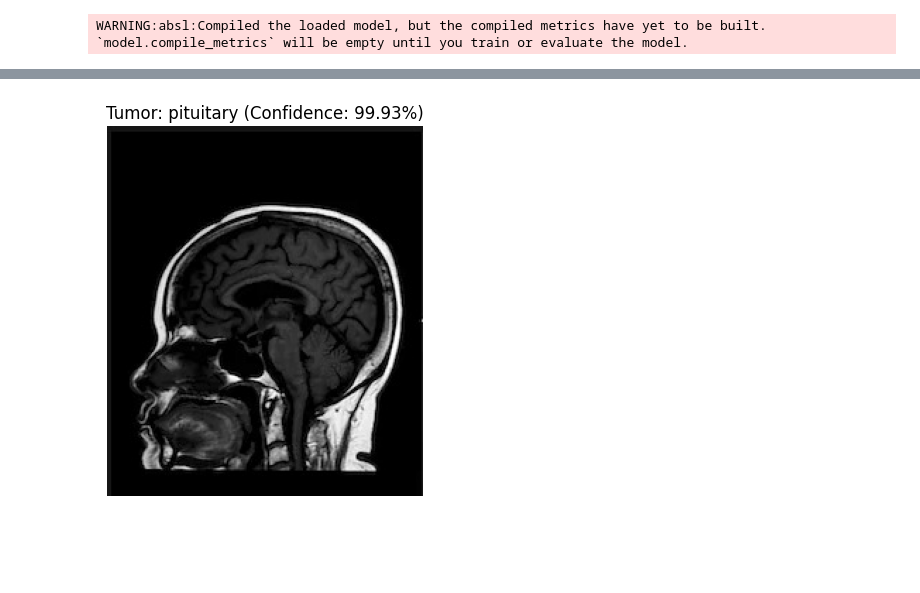
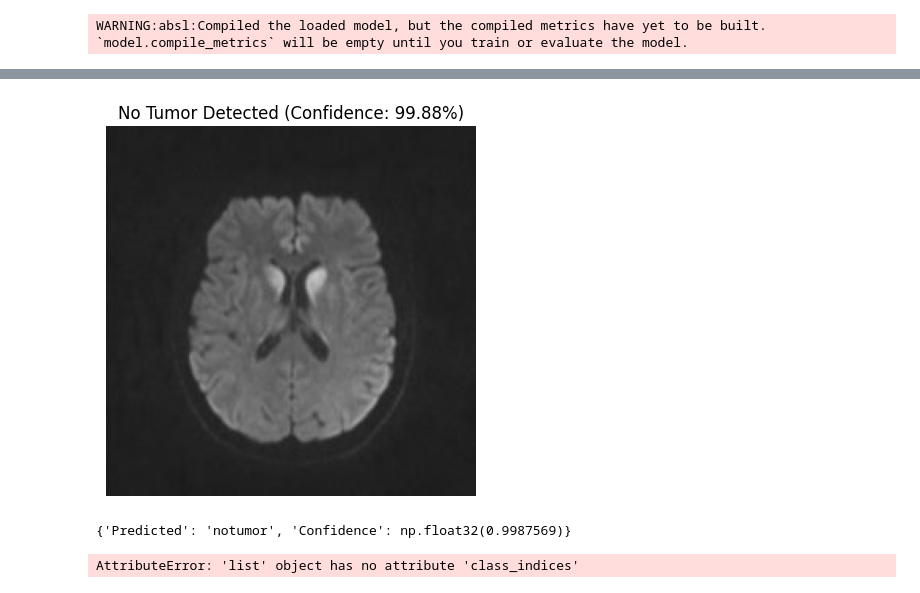
Before and after one commit to aditya90001/BRAIN_tumour_Detection, a Jupyter notebook: Untitled13.ipynb, the cells around one changed output, grey strips where cells are left out. Saved outputs shown, nothing was run; the diff lists cells and outputs as text; code cells hidden in the pictures; blank space fills up the shorter version.

```diff
--- a/Untitled13.ipynb
+++ b/Untitled13.ipynb
@@ -264,44 +264,50 @@ model = load_model('model.h5')
 # %% [output]
 WARNING:absl:Compiled the loaded model, but the compiled metrics have yet to be built. `model.compile_metrics` will be empty until you train or evaluate the model.
 # %%
-from keras.preprocessing.image import load_img, img_to_array
 import numpy as np
 import matplotlib.pyplot as plt
+from tensorflow.keras.preprocessing.image import load_img, img_to_array
 
-# Class labels
-class_labels = ['pituitary', 'glioma', 'notumor', 'meningioma']
+# Define your class labels (same order as training)
+class_labels = ['glioma', 'meningioma', 'notumor', 'pituitary']
+class_to_index = {label: idx for idx, label in enumerate(class_labels)}
 
 def detect_and_display(img_path, model, image_size=128):
     """
-    Function to detect tumor and display results.
-    If no tumor is detected, it displays "No Tumor".
-    Otherwise, it shows the predicted tumor class and confidence.
+    Detects the type of brain tumor from an MRI image.
+    Displays the image and predicted class with confidence.
     """
     try:
         # Load and preprocess the image
         img = load_img(img_path, target_size=(image_size, image_size))
-        img_array = img_to_array(img) / 255.0  # Normalize pixel values
+        img_array = img_to_array(img) / 255.0  # Normalize
         img_array = np.expand_dims(img_array, axis=0)  # Add batch dimension
 
-        # Make a prediction
+        # Predict
         predictions = model.predict(img_array)
         predicted_class_index = np.argmax(predictions, axis=1)[0]
-        confidence_score = np.max(predictions, axis=1)[0]
+        confidence_score = np.max(predictions)
 
-        # Determine the class
-        if class_labels[predicted_class_index] == 'notumor':
-            result = "No Tumor"
+        # Get class name
+        predicted_class = class_labels[predicted_class_index]
+
+        # Human-friendly result
+        if predicted_class == 'notumor':
+            result = "No Tumor Detected"
         else:
-            result = f"Tumor: {class_labels[predicted_class_index]}"
+            result = f"Tumor Type: {predicted_class}"
 
-        # Display the image with the prediction
+        # Display image and prediction
         plt.imshow(load_img(img_path))
         plt.axis('off')
-        plt.title(f"{result} (Confidence: {confidence_score * 100:.2f}%)")
+        plt.title(f"{result} (Confidence: {confidence_score * 100:.2f}%)", fontsize=12)
         plt.show()
 
+        # Also return results if needed for logs
+        return {"Predicted": predicted_class, "Confidence": confidence_score}
+
     except Exception as e:
-        print("Error processing the image:", str(e))
+        print("❌ Error processing image:", str(e))
 # %%
 image_path = '/content/drive/MyDrive/MRI Images/Testing/meningioma/Te-meTr_0001.jpg'  # Provide the path to your new image
 detect_and_display(image_path, model)
@@ -311,5 +318,5 @@ detect_and_display(image_path, model)
 # %%
 # Example usage
-image_path = '/content/drive/MyDrive/MRI Images/Testing/notumor/Te-noTr_0004.jpg'  # Provide the path to your new image
+image_path = '/content/drive/MyDrive/MRI Images/Testing/notumor/Te-noTr_0007.jpg'  # Provide the path to your new image
 detect_and_display(image_path, model)
 # %% [output]
@@ -317 +324,6 @@ detect_and_display(image_path, model)
-[figure, old version]
+[figure, new version]
+{'Predicted': 'notumor', 'Confidence': np.float32(0.9987569)}
+# %%
+print(test_labels.class_indices)
+# %% [output]
+AttributeError: 'list' object has no attribute 'class_indices'
```
Also changed, not shown: parts of 9 cells of this notebook.
